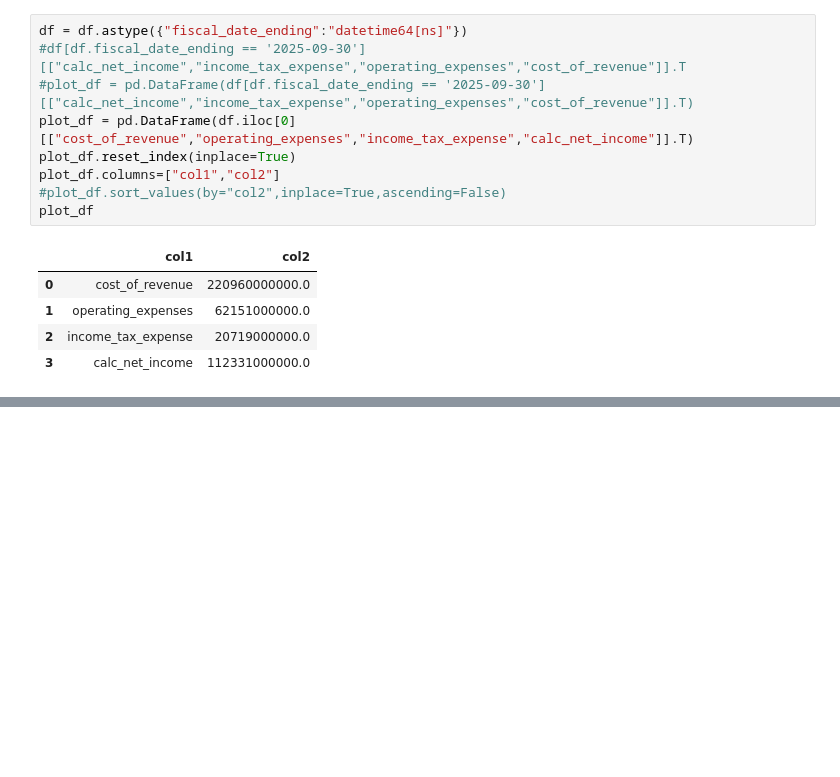
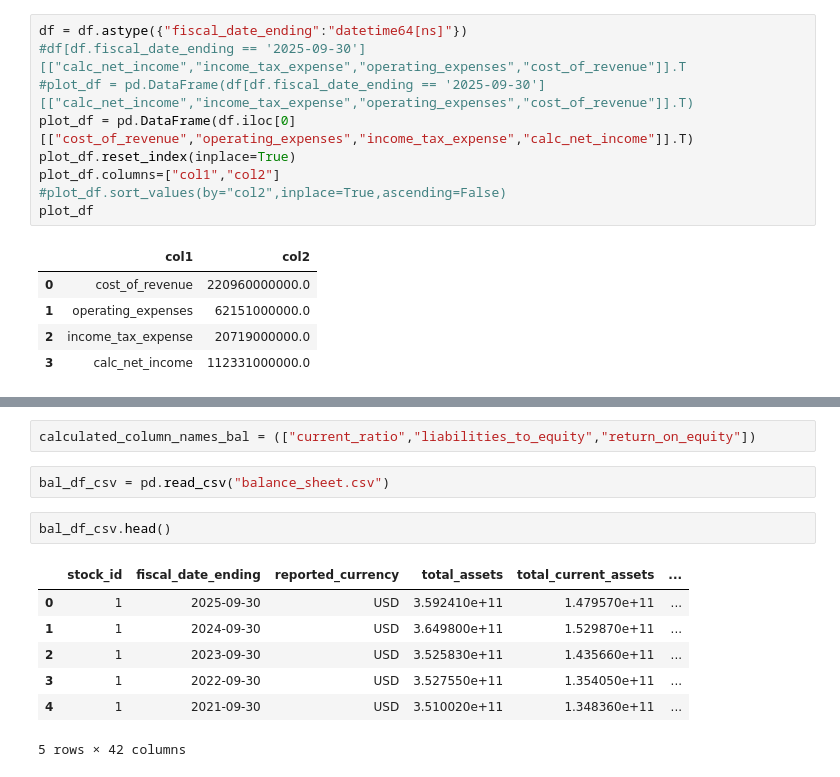
Before and after one commit to kumarbyes/project_stock_analysis, a Jupyter notebook: analysis_using_plotly_dash/dash_app.ipynb, the cells around one changed output, grey strips where cells are left out. Cells and saved outputs as stored; diff of their text form; blank space fills up the shorter version.

Commit message:
feat: Add balance sheet tab

```diff
--- a/analysis_using_plotly_dash/dash_app.ipynb
+++ b/analysis_using_plotly_dash/dash_app.ipynb
@@ -203 +196,15 @@ plot_df
+# %%
+calculated_column_names_bal = (["current_ratio","liabilities_to_equity","return_on_equity"])
+# %%
+bal_df_csv = pd.read_csv("balance_sheet.csv")
+# %%
+bal_df_csv.head()
+# %% [output]
+|  | stock_id | fiscal_date_ending | reported_currency | total_assets | total_current_assets | ... |
+| 0 | 1 | 2025-09-30 | USD | 3.592410e+11 | 1.479570e+11 | ... |
+| 1 | 1 | 2024-09-30 | USD | 3.649800e+11 | 1.529870e+11 | ... |
+| 2 | 1 | 2023-09-30 | USD | 3.525830e+11 | 1.435660e+11 | ... |
+| 3 | 1 | 2022-09-30 | USD | 3.527550e+11 | 1.354050e+11 | ... |
+| 4 | 1 | 2021-09-30 | USD | 3.510020e+11 | 1.348360e+11 | ... |
+5 rows × 42 columns
 # %%
```
Also changed, not shown: parts of 4 cells of this notebook, 1 other file.
